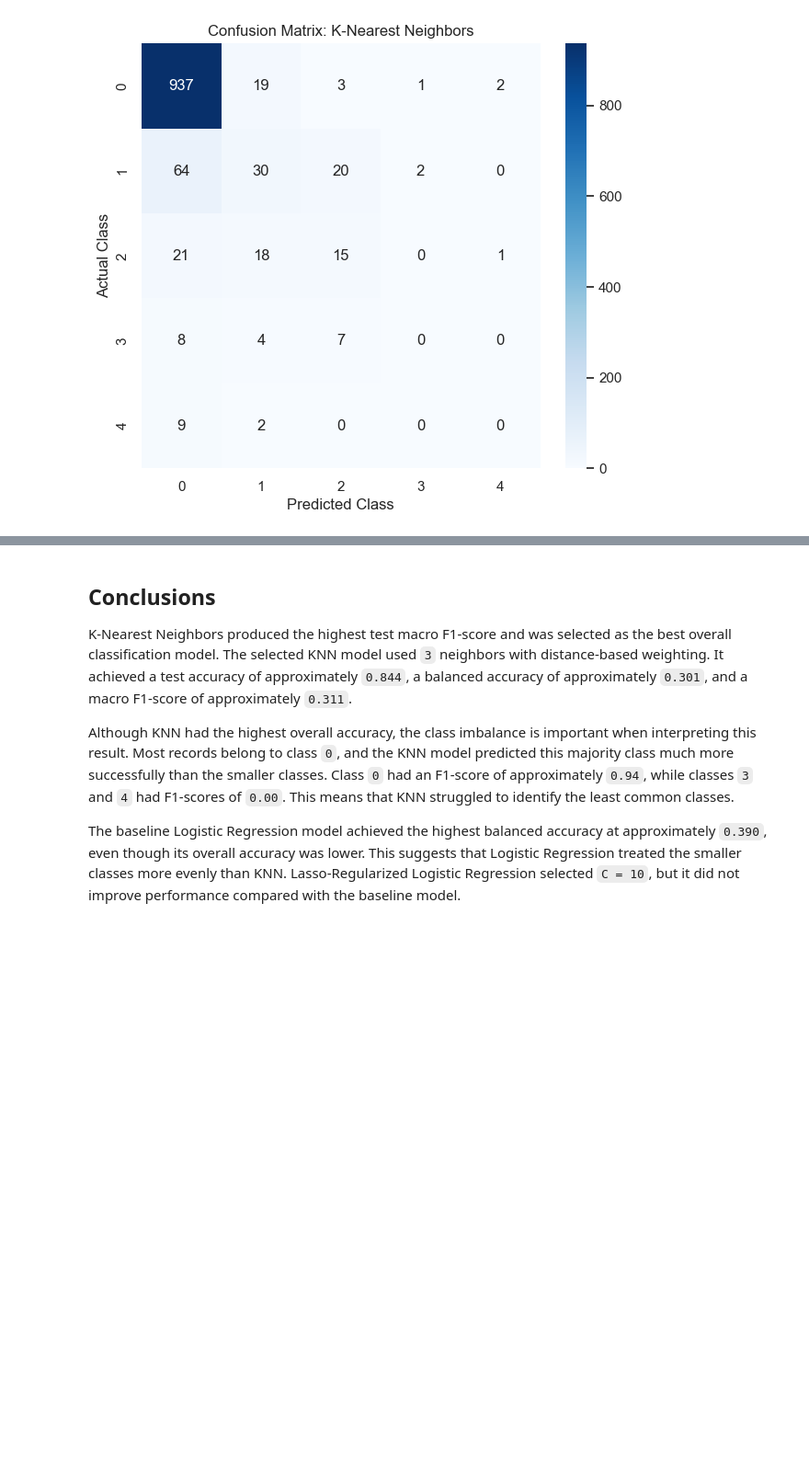
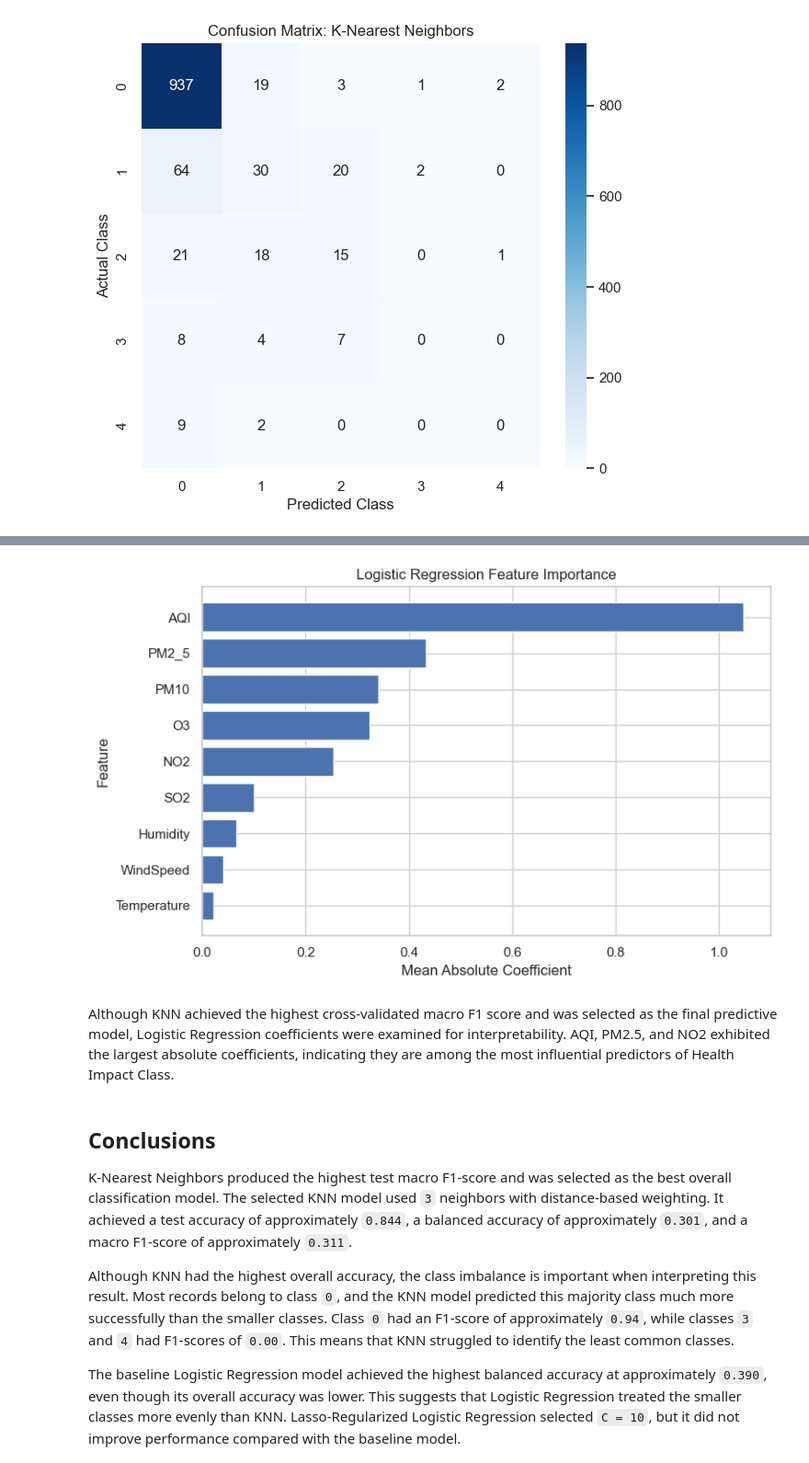
Before and after one commit to BryanR-17/COGS109-air-quality-health-impact, a Jupyter notebook: notebooks/03_classification_models.ipynb, the cells around one changed output, grey strips where cells are left out. Shown at 92% size. Drawn from its saved outputs; the diff is of its cells as text; code cells hidden in the pictures; blank space fills up the shorter version.

```diff
--- a/notebooks/03_classification_models.ipynb
+++ b/notebooks/03_classification_models.ipynb
@@ -410,0 +423,19 @@ plt.show()
+# %%
+classes = final_logistic_model.named_steps["ovr"].classes_
+
+coef_df = pd.DataFrame(
+    final_logistic_model.named_steps["ovr"].estimators_[0].coef_,
+    columns=predictors
+)
+
+coef_df.index = [f"Class {classes[0]}"]
+
+for i in range(1, len(classes)):
+    temp = pd.DataFrame(
+        final_logistic_model.named_steps["ovr"].estimators_[i].coef_,
+        columns=predictors
+    )
+    temp.index = [f"Class {classes[i]}"]
+    coef_df = pd.concat([coef_df, temp])
+
+coef_df
@@ -410,0 +449,13 @@ plt.show()
+# %%
+importance = pd.DataFrame({
+    "Feature": predictors,
+    "Mean_Abs_Coefficient":
+        np.mean(np.abs(coef_df.values), axis=0)
+})
+
+importance = importance.sort_values(
+    "Mean_Abs_Coefficient",
+    ascending=False
+)
+
+importance
@@ -411,3 +473,20 @@ plt.show()
+# %%
+plt.figure(figsize=(8,5))
+
+plt.barh(
+    importance["Feature"][::-1],
+    importance["Mean_Abs_Coefficient"][::-1]
+)
+
+plt.xlabel("Mean Absolute Coefficient")
+plt.ylabel("Feature")
+plt.title("Logistic Regression Feature Importance")
+plt.tight_layout()
+plt.show()
+# %% [output]
+[figure, added]
+# %% [markdown]
+Although KNN achieved the highest cross-validated macro F1 score and was selected as the final predictive model, Logistic Regression coefficients were examined for interpretability. AQI, PM2.5, and NO2 exhibited the largest absolute coefficients, indicating they are among the most influential predictors of Health Impact Class.
 # %% [markdown]
 ## Conclusions
 
```
Also changed, not shown: parts of 4 cells of this notebook, 1 other file.
